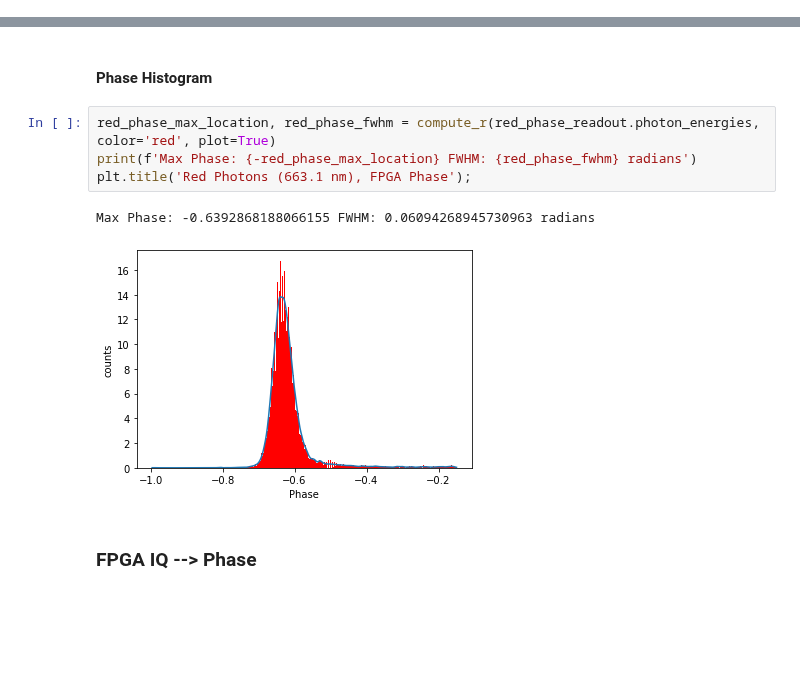
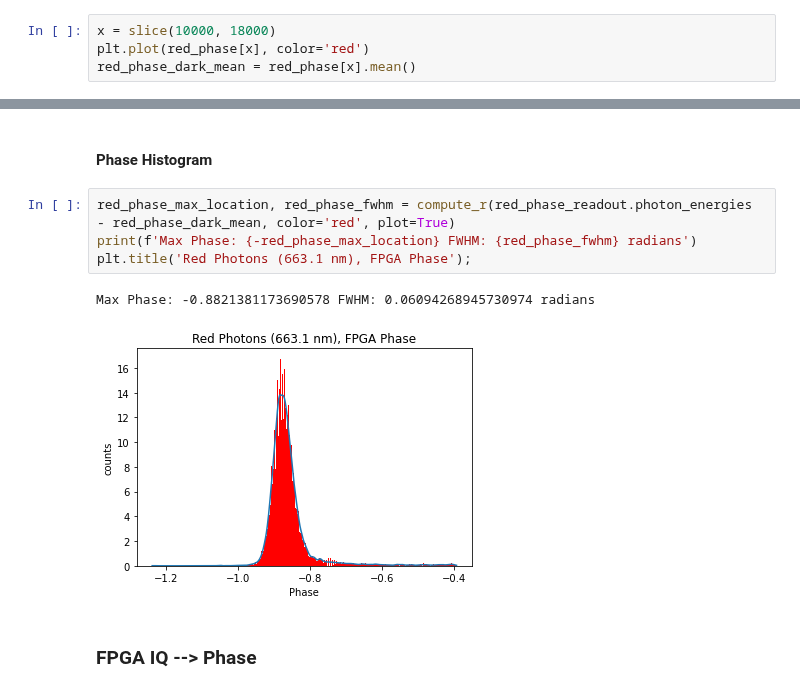
Before and after one commit to MazinLab/MKIDReadoutAnalysis, a Jupyter notebook: Clean_R.ipynb, the cells around one changed output, grey strips where cells are left out. Drawn from its saved outputs; the diff is of its cells as text; blank space fills up the shorter version.

```diff
--- a/Clean_R.ipynb
+++ b/Clean_R.ipynb
@@ -54,0 +52,4 @@ plt.title('Red (663.1 nm) Photons, FPGA Phase');
+# %%
+x = slice(10000, 18000)
+plt.plot(red_phase[x], color='red')
+red_phase_dark_mean = red_phase[x].mean()
@@ -55,12 +58,12 @@ plt.title('Red (663.1 nm) Photons, FPGA Phase');
 # %% [markdown]
 #### Phase Histogram
 # %%
-red_phase_max_location, red_phase_fwhm = compute_r(red_phase_readout.photon_energies, color='red', plot=True)
+red_phase_max_location, red_phase_fwhm = compute_r(red_phase_readout.photon_energies - red_phase_dark_mean, color='red', plot=True)
 print(f'Max Phase: {-red_phase_max_location} FWHM: {red_phase_fwhm} radians')
 plt.title('Red Photons (663.1 nm), FPGA Phase');
 # %% [output]
-Max Phase: -0.6392868188066155 FWHM: 0.06094268945730963 radians
+Max Phase: -0.8821381173690578 FWHM: 0.06094268945730974 radians
-[figure, old version]
+[figure, new version]
 # %% [markdown]
 ### FPGA IQ --> Phase
 # %% [markdown]
```
Also changed, not shown: parts of 28 cells of this notebook.
